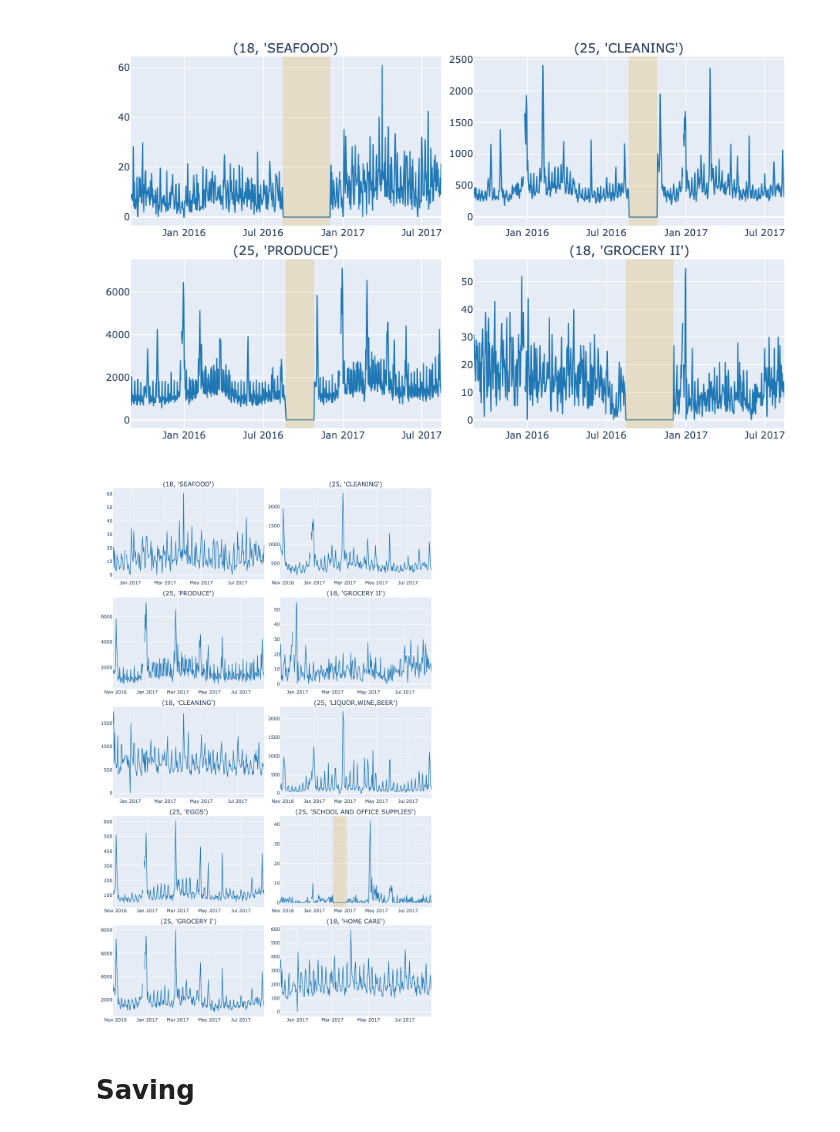
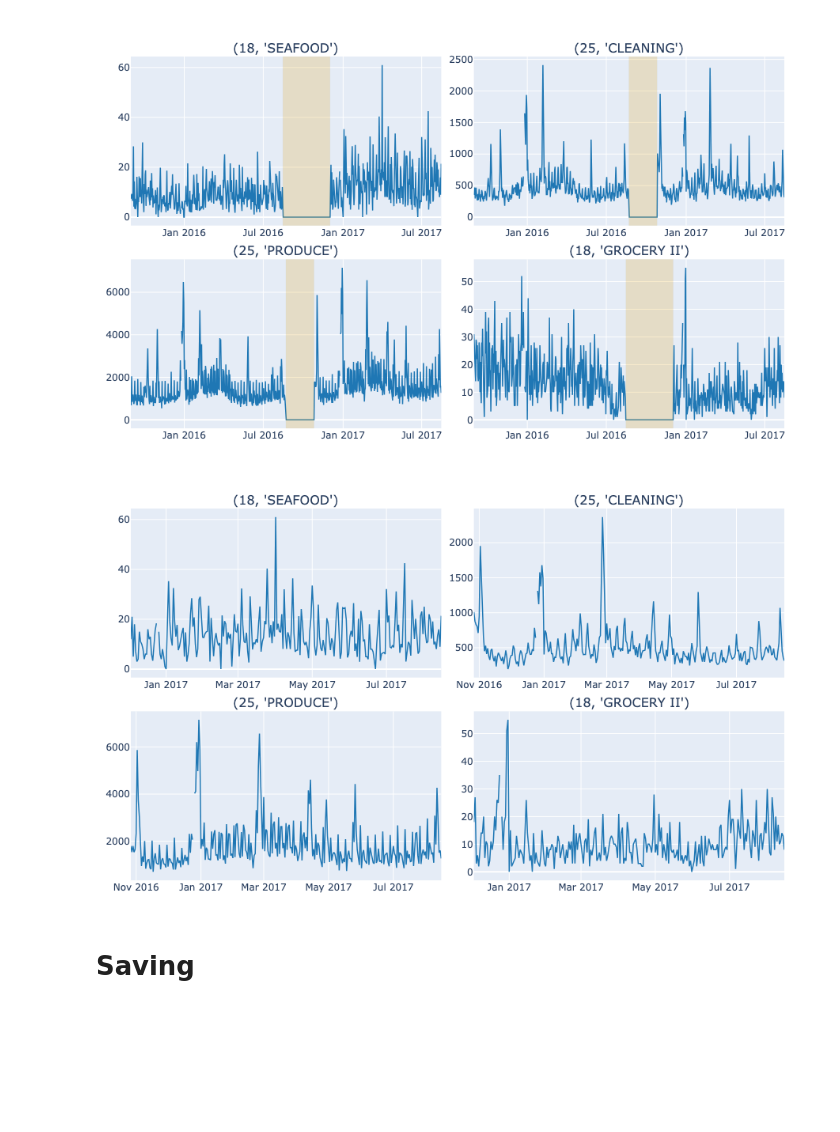
Before and after one commit to irressaf/ts-enterprise, a Jupyter notebook: notebooks/processing.ipynb, the cells around one changed output. Cells and saved outputs as stored; diff of their text form; code cells hidden in the pictures; blank space fills up the shorter version.

```diff
--- a/notebooks/processing.ipynb
+++ b/notebooks/processing.ipynb
@@ -278,14 +280,14 @@ sales = sales.join(transactions[[]], how="inner")  # type: ignore
 # %%
 seriesPlot(
     data=sales.loc[[18, 25]].sort_index(),
-    n_series=10,
+    n_series=4,
     w=2 * config.SEASONAL_PERIOD,  # type: ignore
     pld=True,
     pd_value=0,
     seed=22,
 )
 # %% [output]
-[figure, old version]
+[figure, new version]
 # %% [markdown]
 # Saving
 # %%
```
Also changed, not shown: parts of 2 cells of this notebook, 9 other files.
